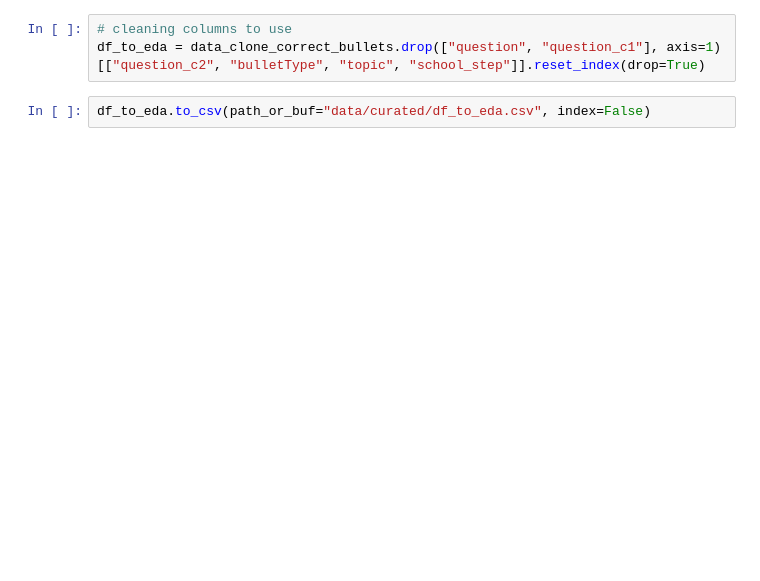
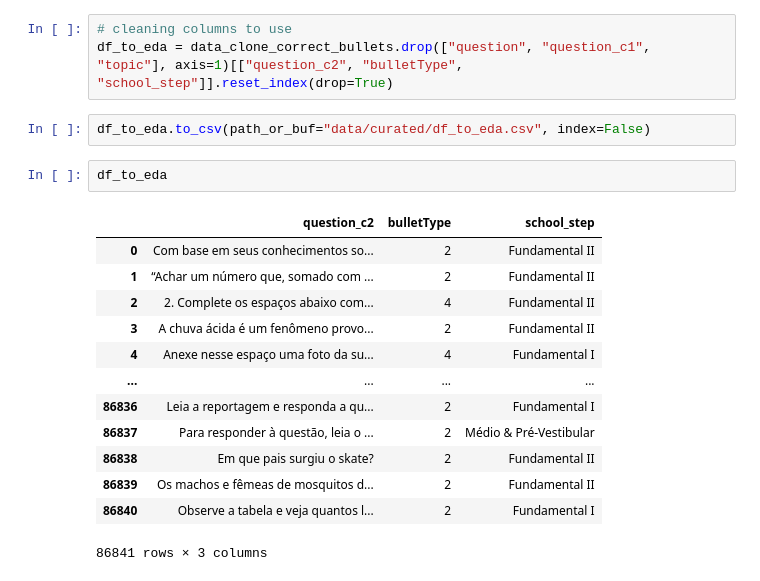
Before and after one commit to LucianoBatista/bncc-classifier, a Jupyter notebook: analysis/notebooks/luciano-30-11-first-cleaning.ipynb, the cells around one changed output. Saved outputs shown, nothing was run; the diff lists cells and outputs as text; blank space fills up the shorter version.

```diff
--- a/analysis/notebooks/luciano-30-11-first-cleaning.ipynb
+++ b/analysis/notebooks/luciano-30-11-first-cleaning.ipynb
@@ -111,6 +111,22 @@ data_clone_correct_bullets
 86841 rows × 6 columns
 # %%
 # cleaning columns to use
-df_to_eda = data_clone_correct_bullets.drop(["question", "question_c1"], axis=1)[["question_c2", "bulletType", "topic", "school_step"]].reset_index(drop=True)
+df_to_eda = data_clone_correct_bullets.drop(["question", "question_c1", "topic"], axis=1)[["question_c2", "bulletType", "school_step"]].reset_index(drop=True)
 # %%
 df_to_eda.to_csv(path_or_buf="data/curated/df_to_eda.csv", index=False)
+# %%
+df_to_eda
+# %% [output]
+|  | question_c2 | bulletType | school_step |
+| 0 | Com base em seus conhecimentos so... | 2 | Fundamental II |
+| 1 | “Achar um número que, somado com ... | 2 | Fundamental II |
+| 2 | 2. Complete os espaços abaixo com... | 4 | Fundamental II |
+| 3 | A chuva ácida é um fenômeno provo... | 2 | Fundamental II |
+| 4 | Anexe nesse espaço uma foto da su... | 4 | Fundamental I |
+| ... | ... | ... | ... |
+| 86836 | Leia a reportagem e responda a qu... | 2 | Fundamental I |
+| 86837 | Para responder à questão, leia o ... | 2 | Médio & Pré-Vestibular |
+| 86838 | Em que pais surgiu o skate? | 2 | Fundamental II |
+| 86839 | Os machos e fêmeas de mosquitos d... | 2 | Fundamental II |
+| 86840 | Observe a tabela e veja quantos l... | 2 | Fundamental I |
+86841 rows × 3 columns
```
Also changed, not shown: parts of 1 cell of this notebook, 2 other files.
